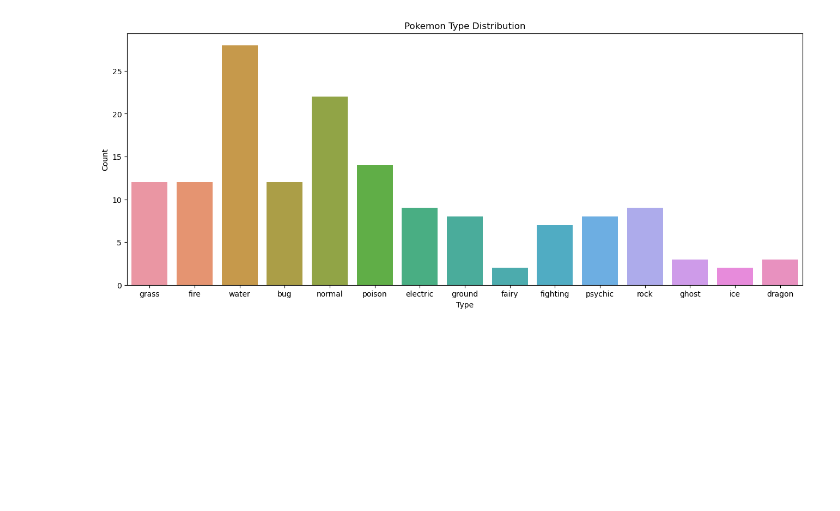
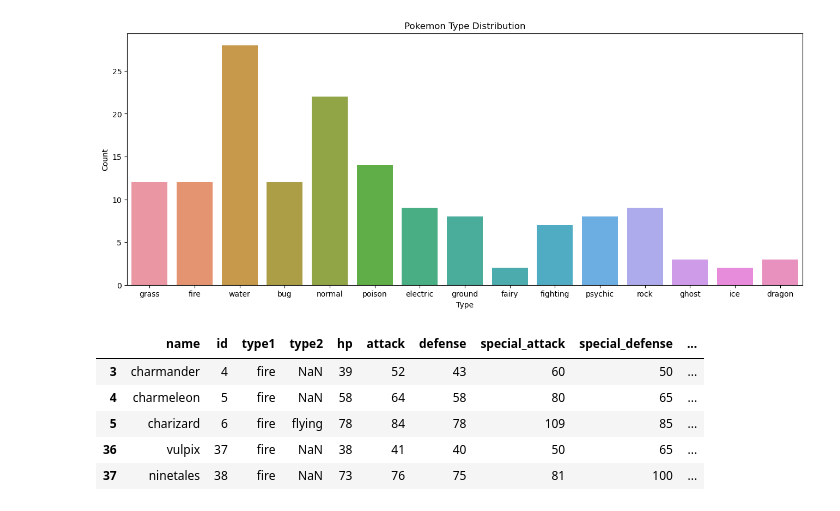
Before and after one commit to MaterDev/Python_Jupyter_Experiments, a Jupyter notebook: projects/01_poke_data/main.ipynb, the cells around one changed output. Drawn from its saved outputs; the diff is of its cells as text; code cells hidden in the pictures; blank space fills up the shorter version.

```diff
--- a/projects/01_poke_data/main.ipynb
+++ b/projects/01_poke_data/main.ipynb
@@ -112,3 +112,19 @@ plt.ylabel('Count')
 plt.show()
 # %% [output]
 [figure]
+# %%
+# Create dataframe with only psychic pokemon. Type 1 or Type 2 can be psychic
+psychic_df = poke_df[(poke_df['type1'] == 'psychic') | (poke_df['type2'] == 'psychic')]
+
+
+# Create dataframe with only fire pokemon. Type 1 or Type 2 can be dark
+fire_df = poke_df[(poke_df['type1'] == 'fire') | (poke_df['type2'] == 'fire')]
+
+fire_df.head()
+# %% [output]
+|  | name | id | type1 | type2 | hp | attack | defense | special_attack | special_defense | ... |
+| 3 | charmander | 4 | fire | NaN | 39 | 52 | 43 | 60 | 50 | ... |
+| 4 | charmeleon | 5 | fire | NaN | 58 | 64 | 58 | 80 | 65 | ... |
+| 5 | charizard | 6 | fire | flying | 78 | 84 | 78 | 109 | 85 | ... |
+| 36 | vulpix | 37 | fire | NaN | 38 | 41 | 40 | 50 | 65 | ... |
+| 37 | ninetales | 38 | fire | NaN | 73 | 76 | 75 | 81 | 100 | ... |
```
Also changed, not shown: parts of 1 cell of this notebook.
